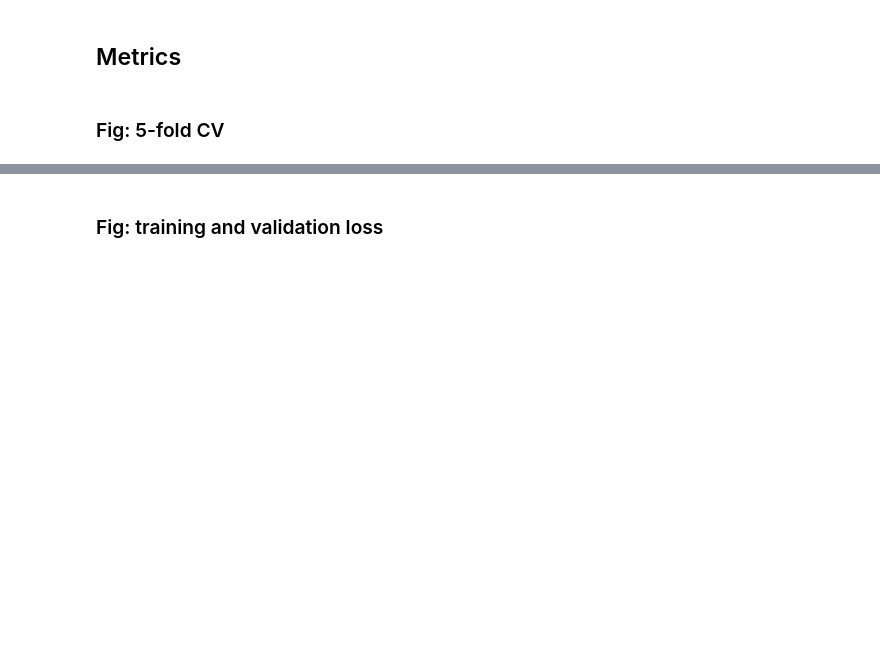
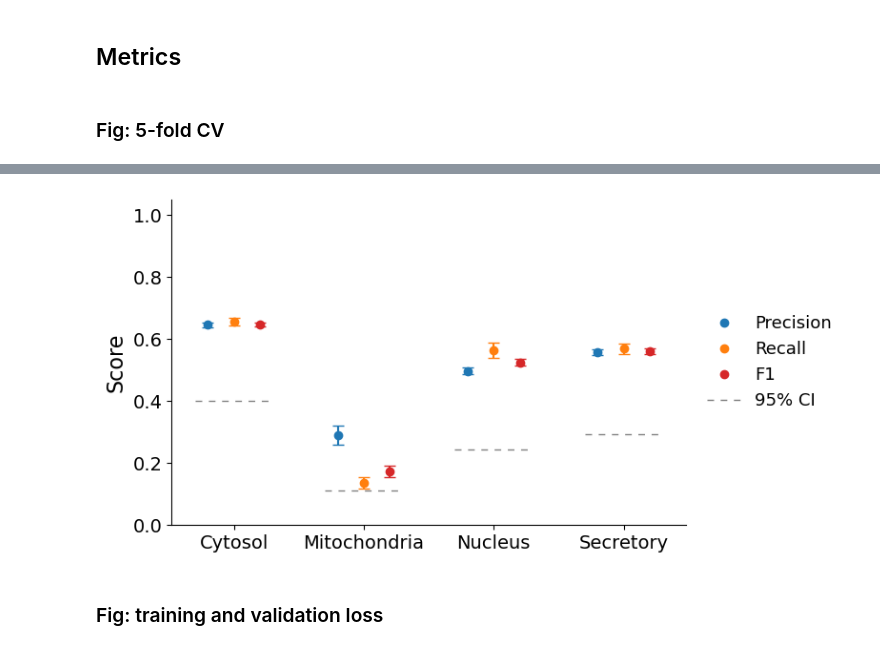
Before and after one commit to kenlzh1996/Prediction-model-25, a Jupyter notebook: Three Channel Pytorch model localization prediction customNN prot + mRNA final.ipynb, the cells around one changed output, grey strips where cells are left out. Drawn from its saved outputs; the diff is of its cells as text; code cells hidden in the pictures; blank space fills up the shorter version.

```diff
--- a/Three Channel Pytorch model localization prediction customNN prot + mRNA final.ipynb
+++ b/Three Channel Pytorch model localization prediction customNN prot + mRNA final.ipynb
@@ -1185,3 +1038,74 @@ plt.savefig(fig_bank_path + f'{Set}_CV_Boxplot.pdf', dpi=600, bbox_inches='tight
+# %%
+# Read in cv_summary_df
+cv_summary_df = pd.read_csv(cv_folder_path + f'{Set}_5Runs_5FoldCV_PerClassOnly.csv')
+
+# Extract class-wise metrics from cv_summary_df
+precision_per_class = [cv_summary_df[f'Precision_C{i}'].values for i in range(4)]
+recall_per_class = [cv_summary_df[f'Recall_C{i}'].values for i in range(4)]
+f1_per_class = [cv_summary_df[f'F1_C{i}'].values for i in range(4)]
+
+# Colors and labels
+colors = ['#1f77b4', '#ff7f0e', '#d62728']  # precision, recall, f1
+class_labels = ['Cytosol', 'Mitochondria', 'Nucleus', 'Secretory']
+metrics = ['Precision', 'Recall', 'F1']
+
+# Organize data: shape (3 metrics, 4 classes, 5 runs)
+metric_data = np.zeros((3, 4, len(cv_summary_df)))  # 3 metrics x 4 classes x N runs
+
+for i in range(4):  # 4 classes
+    metric_data[0, i] = cv_summary_df[f'Precision_C{i}'].values
+    metric_data[1, i] = cv_summary_df[f'Recall_C{i}'].values
+    metric_data[2, i] = cv_summary_df[f'F1_C{i}'].values
+
+# Compute mean and std
+means = metric_data.mean(axis=2)  # shape: (3, 4)
+stds = metric_data.std(axis=2)    # shape: (3, 4)
+
+# Plotting
+fig, ax = plt.subplots(figsize=(8, 4))
+
+x_positions = np.arange(4)  # one per class
+offsets = [-0.2, 0, 0.2]    # offset for precision, recall, f1
+
+for metric_idx, (metric_name, color, offset) in enumerate(zip(metrics, colors, offsets)):
+    ax.errorbar(
+        x_positions + offset,
+        means[metric_idx],
+        yerr=stds[metric_idx],
+        fmt='o',
+        capsize=4,
+        markersize=6,
+        color=color,
+        label=metric_name
+    )
+
+# Baseline reference lines
+ci_baselines = [0.39943488, 0.11241696, 0.24455467, 0.29263083]
+for i, y_val in enumerate(ci_baselines):
+    ax.hlines(y=y_val, xmin=i - 0.3, xmax=i + 0.3, color='gray', linestyle=(0, (5, 5)), linewidth=1)
+
+# Legend handles
+legend_handles = [
+    mlines.Line2D([], [], color=colors[0], marker='o', linestyle='None', markersize=6, label='Precision'),
+    mlines.Line2D([], [], color=colors[1], marker='o', linestyle='None', markersize=6, label='Recall'),
+    mlines.Line2D([], [], color=colors[2], marker='o', linestyle='None', markersize=6, label='F1'),
+    mlines.Line2D([], [], color='gray', linestyle=(0, (5, 5)), linewidth=1, label='95% CI')
+]
+
+# Final plot styling
+ax.set_xticks(x_positions)
+ax.set_xticklabels(class_labels, fontsize=14)
+ax.set_ylabel('Score', fontsize=16)
+ax.set_ylim(0, 1.05)
+ax.tick_params(axis='both', which='major', labelsize=14)
+ax.spines['top'].set_visible(False)
+ax.spines['right'].set_visible(False)
+ax.legend(handles=legend_handles, loc='center left', bbox_to_anchor=(1.01, 0.5), frameon=False, fontsize=13)
+
+plt.tight_layout()
+plt.savefig(fig_bank_path + f'{Set}_CV_DotPlot_Mean_SD.pdf', dpi=600, bbox_inches='tight')
+# %% [output]
+[figure, added]
 # %% [markdown]
 ### Fig: training and validation loss
 # %%
```
Also changed, not shown: parts of 16 cells of this notebook, 2 other files.
